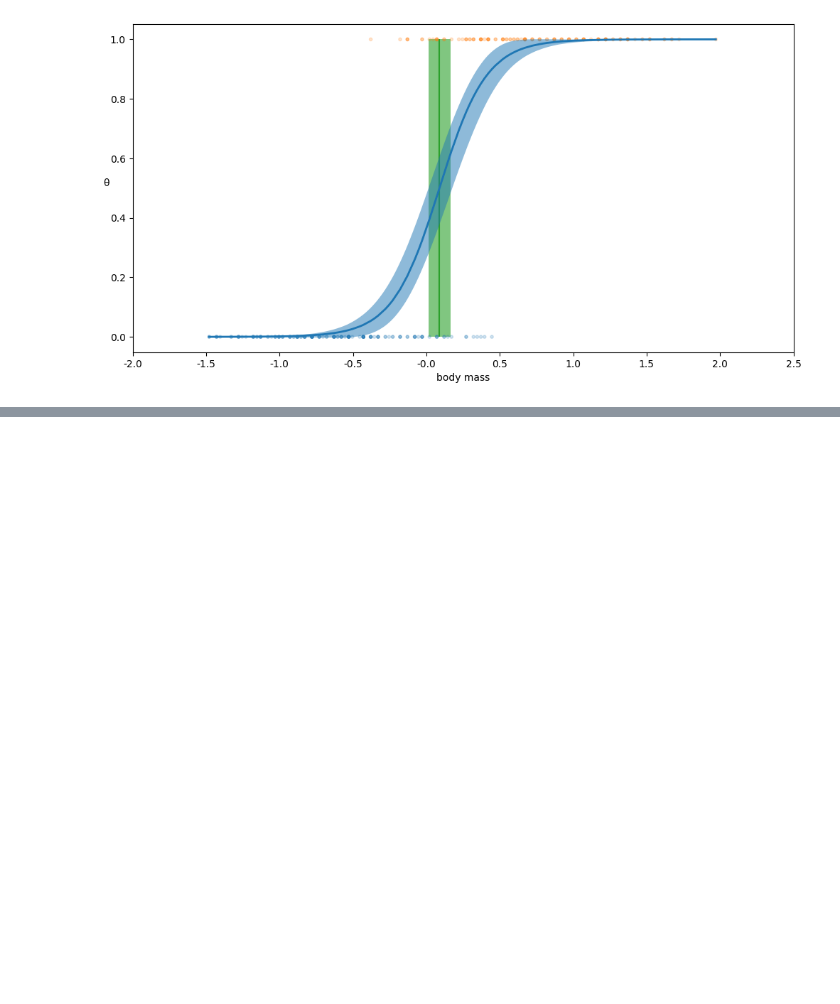
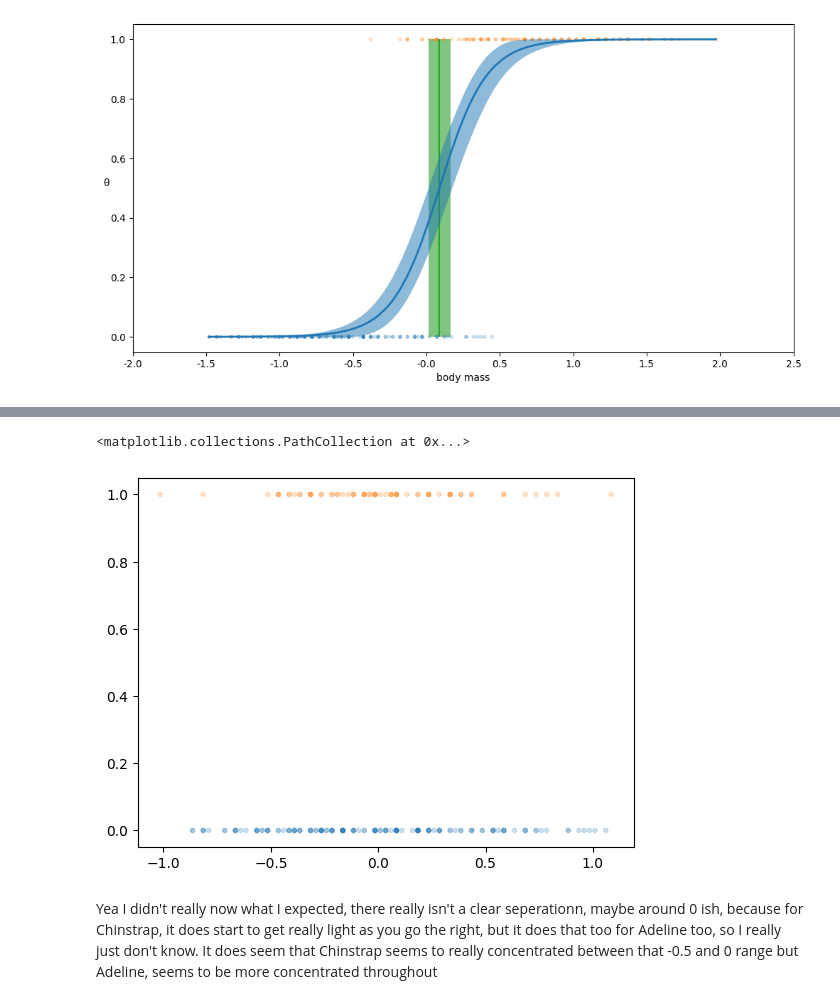
Before and after one commit to YoishD/Data-Science-B7, a Jupyter notebook: YeshDakpU5proj.ipynb, the cells around one changed output, grey strips where cells are left out. Cells and saved outputs as stored; diff of their text form; code cells hidden in the pictures; blank space fills up the shorter version.

```diff
--- a/YeshDakpU5proj.ipynb
+++ b/YeshDakpU5proj.ipynb
@@ -162,0 +163,24 @@ So our eyeball attempt should have been in the opposite direction instead of  ve
+# %%
+url_p = 'https://raw.githubusercontent.com/thedarredondo/data-science-fundamentals/refs/heads/main/Data/penguins.csv'
+penguin = pd.read_csv(url_p)
+
+
+pe_data = penguin.query("body_mass != 'NaN'")
+pe_data = penguin.query("species !='Gentoo'") #This should remove Gentoo and allow me to just focus on the two other species
+p_data = pe_data.dropna()
+
+p_data['species'] = p_data['species'].astype('category')
+
+#This should drop all of my data that is not there
+
+del p_data['island']
+del p_data['bill_length']
+del p_data['bill_depth']
+del p_data['flipper_length']
+del p_data['sex']
+del p_data['year']
+#I can also just use query and delete all the unused ones but this works for simplicitiy sake
+
+spe_idx = p_data.species.cat.codes.values
+spe_codes = p_data.species.cat.categories
+spe_coords = {"spe": spe_codes}
@@ -162,0 +193,10 @@ So our eyeball attempt should have been in the opposite direction instead of  ve
+# %%
+#numpy array of the two species
+species_codes = pd.Categorical(p_data["species"]).codes
+
+#makes a numpy array of the body mass values
+body_m = p_data.body_mass.values
+
+#normalizing the body mass so its easier to use
+body_m_c = body_m - body_m.mean()
+species_codes
@@ -162,0 +214,7 @@ So our eyeball attempt should have been in the opposite direction instead of  ve
+# %%
+plt.scatter(body_m_c, species_codes, marker=".", color=[f"C{x}" for x in species_codes], alpha = 0.2)
+# %% [output]
+<matplotlib.collections.PathCollection at 0x...>
+[figure, added]
+# %% [markdown]
+Yea I didn't really now what I expected, there really isn't a clear seperationn, maybe around 0 ish, because for Chinstrap, it does start to get really light as you go the right, but it does that too for Adeline too, so I really just don't know. It does seem that Chinstrap seems to really concentrated between that -0.5 and 0 range but Adeline, seems to be more concentrated throughout
```
Also changed, not shown: parts of 6 cells of this notebook.
